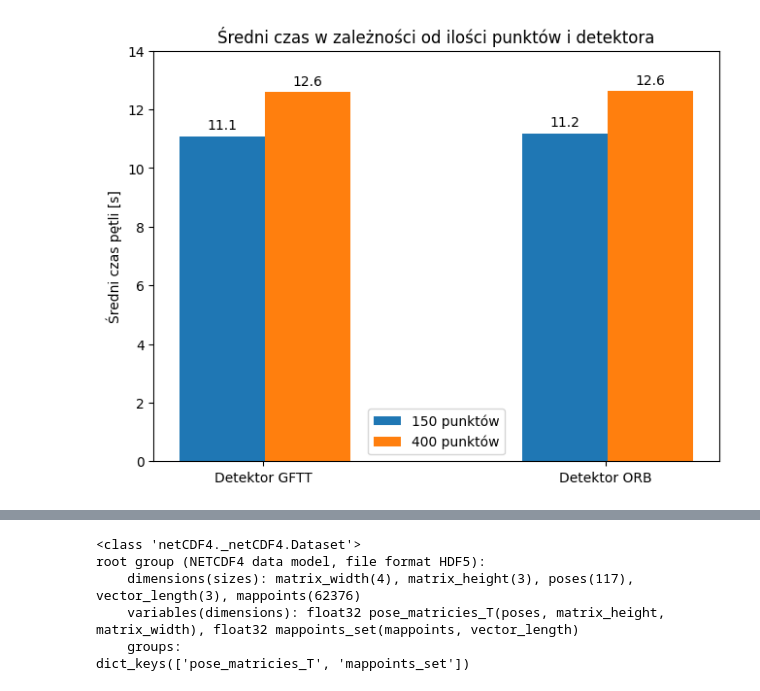
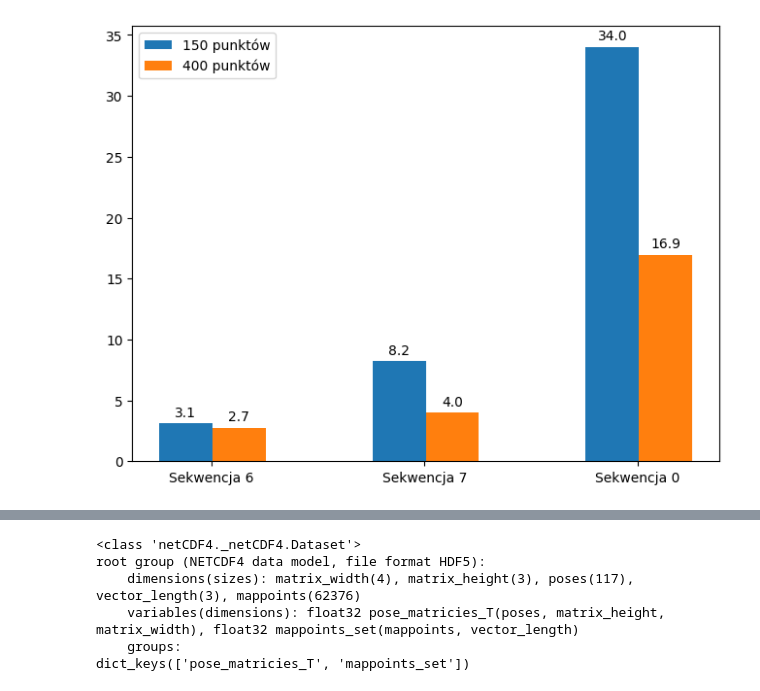
Before and after one commit to DizkiBorsuk/VisualSlam, a Jupyter notebook: scripts/result_analysis.ipynb, the cells around one changed output, grey strips where cells are left out. Cells and saved outputs as stored; diff of their text form; code cells hidden in the pictures.

Commit message:
a lot of result saving, etc

```diff
--- a/scripts/result_analysis.ipynb
+++ b/scripts/result_analysis.ipynb
@@ -21,6 +21,18 @@ data_orb_0_150 = pd.read_csv("~/dev/projects_cpp/VisualSlam/results/results_ster
 data_orb_6_400 = pd.read_csv("~/dev/projects_cpp/VisualSlam/results/results_stereo_orb_6_400_no_loop.csv", delimiter = ",", header=None)
 data_orb_7_400 = pd.read_csv("~/dev/projects_cpp/VisualSlam/results/results_stereo_orb_7_400_no_loop.csv", delimiter = ",", header=None)
 data_orb_0_400 = pd.read_csv("~/dev/projects_cpp/VisualSlam/results/results_stereo_orb_0_400_no_loop.csv", delimiter = ",", header=None)
+
+data_sift_6_150 = pd.read_csv("~/dev/projects_cpp/VisualSlam/results/results_stereo_sift_6_150_no_loop.csv", delimiter = ",", header=None)
+data_sift_7_150 = pd.read_csv("~/dev/projects_cpp/VisualSlam/results/results_stereo_sift_7_150_no_loop.csv", delimiter = ",", header=None)
+# data_sift_0_150 = pd.read_csv("~/dev/projects_cpp/VisualSlam/results/results_stereo_sift_0_150_no_loop.csv", delimiter = ",", header=None)
+data_sift_6_400 = pd.read_csv("~/dev/projects_cpp/VisualSlam/results/results_stereo_sift_6_400_no_loop.csv", delimiter = ",", header=None)
+data_sift_7_400 = pd.read_csv("~/dev/projects_cpp/VisualSlam/results/results_stereo_sift_7_400_no_loop.csv", delimiter = ",", header=None)
+data_sift_0_400 = pd.read_csv("~/dev/projects_cpp/VisualSlam/results/results_stereo_sift_0_400_no_loop.csv", delimiter = ",", header=None)
+
+# get gt poses in flattened version
+ground_truth_6 = pd.read_csv('../KITTY_dataset/ground_truth_poses/06.txt', delimiter=' ', header=None)
+ground_truth_7 = pd.read_csv('../KITTY_dataset/ground_truth_poses/07.txt', delimiter=' ', header=None)
+ground_truth_0 = pd.read_csv('../KITTY_dataset/ground_truth_poses/00.txt', delimiter=' ', header=None)
 # %%
 data_gftt_6_150.columns = ['Var', 'Value']
 data_gftt_7_150.columns = ['Var', 'Value']
@@ -49,3 +80,10 @@ mean_data_orb_0_150 = data_orb_0_150.groupby('Var').mean()
 mean_data_orb_6_400 = data_orb_6_400.groupby('Var').mean()
 mean_data_orb_7_400 = data_orb_7_400.groupby('Var').mean()
 mean_data_orb_0_400 = data_orb_0_400.groupby('Var').mean()
+mean_data_sift_6_150 = data_sift_6_150.groupby('Var').mean()
+mean_data_sift_7_150 = data_sift_7_150.groupby('Var').mean()
+# mean_data_sift_0_150 = data_sift_0_150.groupby('Var').mean()
+mean_data_sift_6_400 = data_sift_6_400.groupby('Var').mean()
+mean_data_sift_7_400 = data_sift_7_400.groupby('Var').mean()
+mean_data_sift_0_400 = data_sift_0_400.groupby('Var').mean()
+mean_data_sift_0_400.head(50)
@@ -52,31 +161,29 @@ mean_data_orb_0_400 = data_orb_0_400.groupby('Var').mean()
 # %%
-
-sekwencja = ("Detektor GFTT", "Detektor ORB")
-mean_times = {
-    '150 punktów': (mean_data_gftt_6_150.loc['mean loop time:', 'Value'],
-                    mean_data_orb_6_150.loc['mean loop time:', 'Value']),
-    '400 punktów': (mean_data_gftt_6_400.loc['mean loop time:', 'Value'],
-                    mean_data_orb_6_400.loc['mean loop time:', 'Value'] )
+sekwencja = ("Sekwencja 6", "Sekwencja 7", "Sekwencja 0")
+mean_errors_gftt = {
+    '150 punktów': (mean_data_gftt_6_150.loc['total mean error:', 'Value'],
+                    mean_data_gftt_7_150.loc['total mean error:', 'Value'],
+                    mean_data_gftt_0_150.loc['total mean error:', 'Value']),
+    '400 punktów': (mean_data_gftt_6_400.loc['total mean error:', 'Value'],
+                    mean_data_gftt_7_400.loc['total mean error:', 'Value'],
+                    mean_data_gftt_0_400.loc['total mean error:', 'Value'] )
 }
 
 x = np.arange(len(sekwencja))  # the label locations
 width = 0.25  # the width of the bars
 multiplier = 0
 
 fig, ax = plt.subplots(layout='constrained')
 
-for attribute, measurement in mean_times.items():
+for attribute, measurement in mean_errors_gftt.items():
     offset = width * multiplier
-    rects = ax.bar(x + offset + 0.13, measurement, width, label=attribute)
+    rects = ax.bar(x + offset+0.13, measurement, width, label=attribute)
     ax.bar_label(rects, padding=3, fmt= "%.1f")
     multiplier += 1
 
 # Add some text for labels, title and custom x-axis tick labels, etc.
-ax.set_ylabel('Średni czas pętli [s]')
-ax.set_title('Średni czas w zależności od ilości punktów i detektora')
 ax.set_xticks(x + width, sekwencja)
-ax.legend()
-ax.set_ylim([0, 14])
-plt.savefig('Mean_times.jpg')
+ax.legend(loc='upper left', )
+plt.savefig('../results/Mean_errors_gftt.jpg')
 # %% [output]
-[figure, old version]
+[figure, new version]
```
Also changed, not shown: parts of 11 cells of this notebook, 9 other files.
